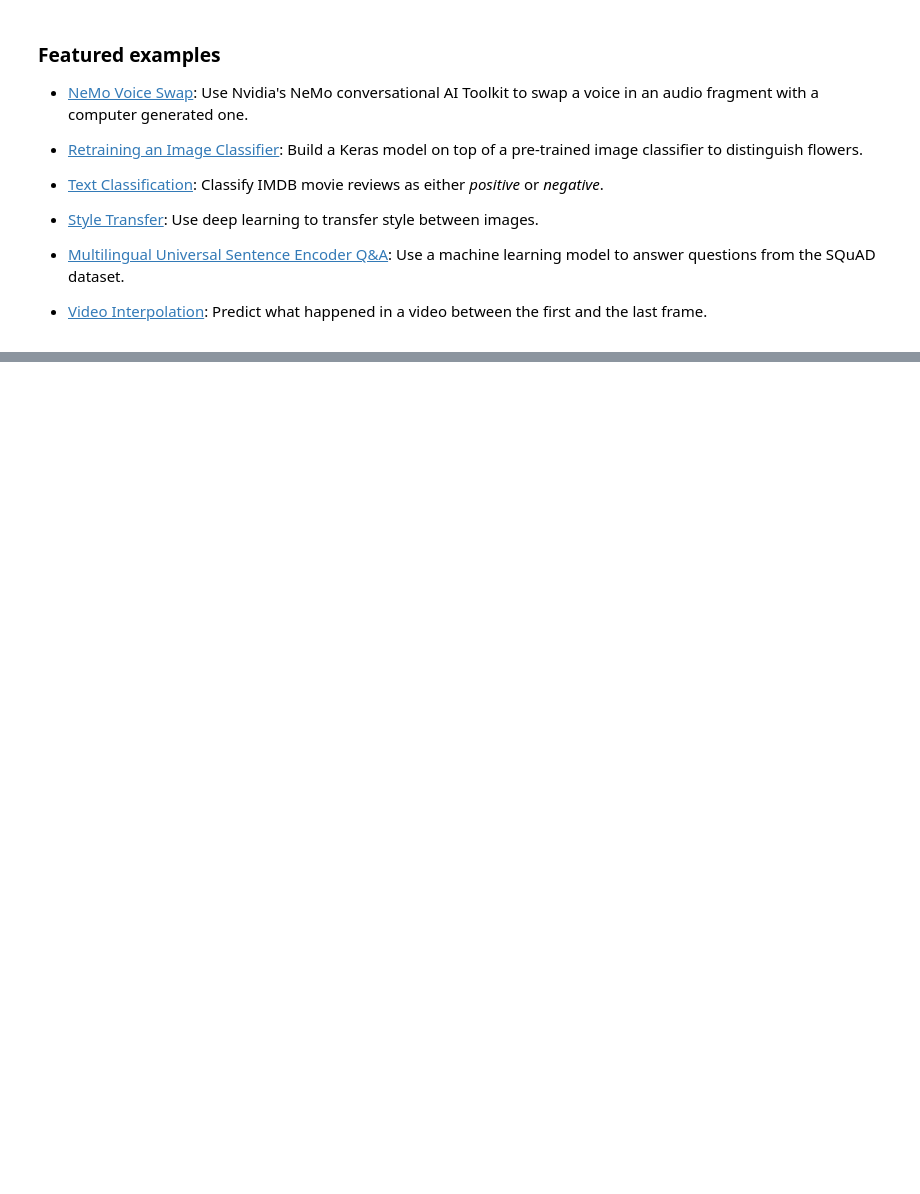
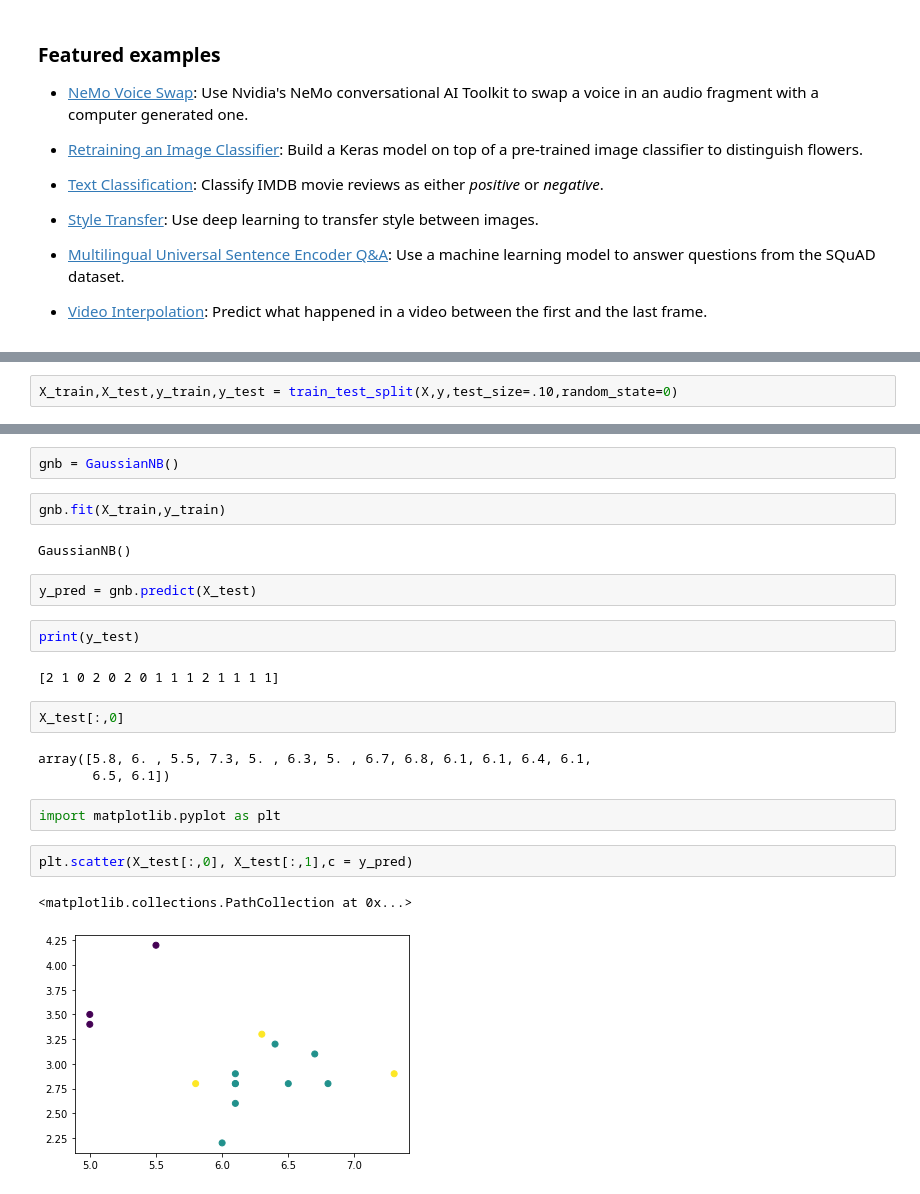
Before and after one commit to Er-Sonu/Sonu, a Jupyter notebook: Welcome_To_Colaboratory.ipynb, the cells around one changed output, grey strips where cells are left out. Drawn from its saved outputs; the diff is of its cells as text; blank space fills up the shorter version.

```diff
--- a/Welcome_To_Colaboratory.ipynb
+++ b/Welcome_To_Colaboratory.ipynb
@@ -430,0 +163,2 @@ plt.scatter(x,y,c=c)
+# %%
+X_train,X_test,y_train,y_test = train_test_split(X,y,test_size=.10,random_state=0)
@@ -430,0 +182,24 @@ plt.scatter(x,y,c=c)
+# %%
+gnb = GaussianNB()
+# %%
+gnb.fit(X_train,y_train)
+# %% [output]
+GaussianNB()
+# %%
+y_pred = gnb.predict(X_test)
+# %%
+print(y_test)
+# %% [output]
+[2 1 0 2 0 2 0 1 1 1 2 1 1 1 1]
+# %%
+X_test[:,0]
+# %% [output]
+array([5.8, 6. , 5.5, 7.3, 5. , 6.3, 5. , 6.7, 6.8, 6.1, 6.1, 6.4, 6.1,
+       6.5, 6.1])
+# %%
+import matplotlib.pyplot as plt
+# %%
+plt.scatter(X_test[:,0], X_test[:,1],c = y_pred)
+# %% [output]
+<matplotlib.collections.PathCollection at 0x...>
+[figure, added]
```
Also changed, not shown: parts of 51 cells of this notebook.
